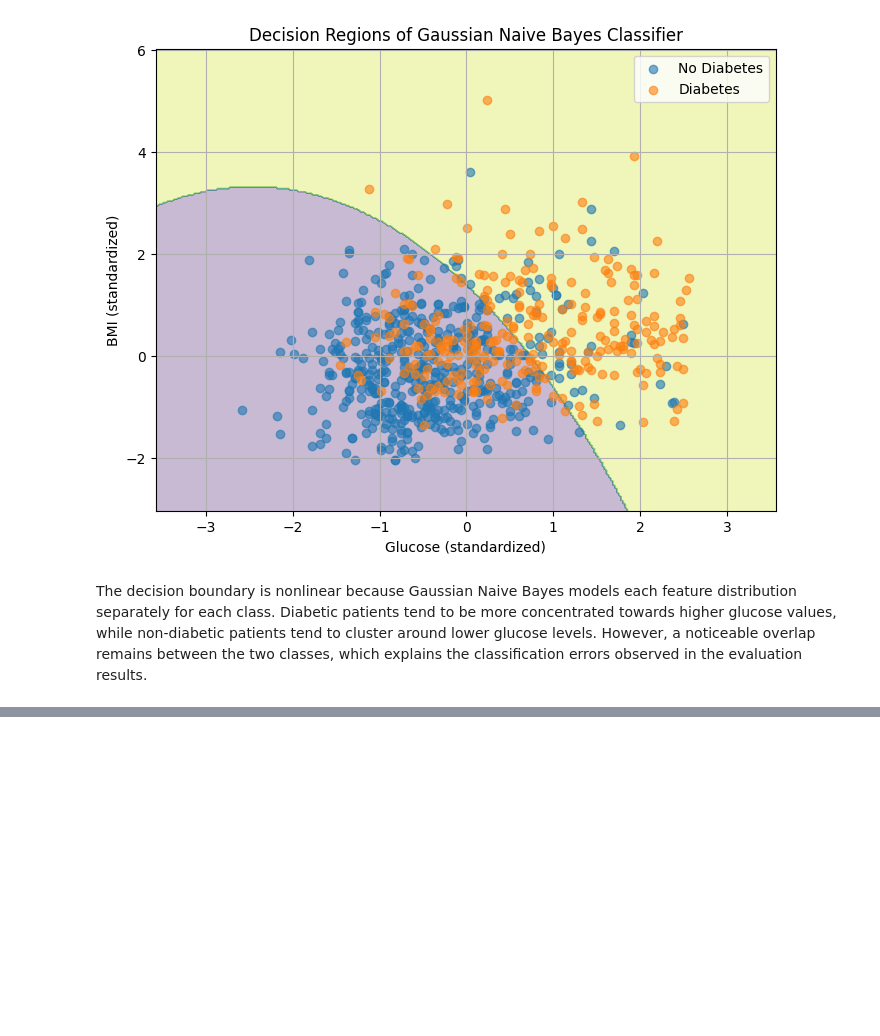
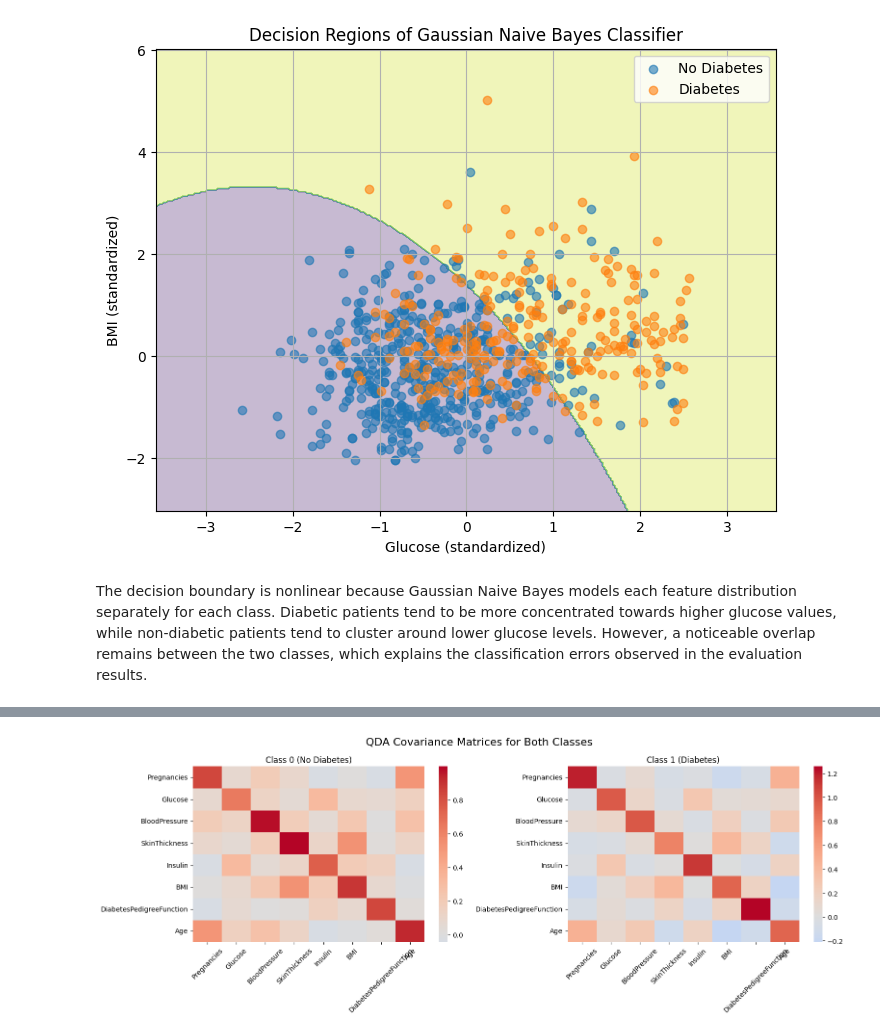
Before and after one commit to maksimovicd501-wq/Dijabetes, a Jupyter notebook: Diabetes.ipynb, the cells around one changed output, grey strips where cells are left out. Saved outputs shown, nothing was run; the diff lists cells and outputs as text; code cells hidden in the pictures; blank space fills up the shorter version.

```diff
--- a/Diabetes.ipynb
+++ b/Diabetes.ipynb
@@ -607,0 +916,50 @@ The decision boundary is nonlinear because Gaussian Naive Bayes models each feat
+# %%
+# Covariance matrices estimated by QDA
+
+cov_0 = params_qda[0]["cov"]
+cov_1 = params_qda[1]["cov"]
+
+
+feature_names = X.columns
+
+fig, axes = plt.subplots(1, 2, figsize=(16, 6))
+
+# Class 0
+sns.heatmap(
+    cov_0,
+    ax=axes[0],
+    cmap="coolwarm",
+    center=0,
+    xticklabels=feature_names,
+    yticklabels=feature_names,
+    annot=False
+)
+
+axes[0].set_title("Class 0 (No Diabetes)")
+axes[0].tick_params(axis='x', rotation=45)
+axes[0].tick_params(axis='y', rotation=0)
+
+# Class 1
+sns.heatmap(
+    cov_1,
+    ax=axes[1],
+    cmap="coolwarm",
+    center=0,
+    xticklabels=feature_names,
+    yticklabels=feature_names,
+    annot=False
+)
+
+axes[1].set_title("Class 1 (Diabetes)")
+axes[1].tick_params(axis='x', rotation=45)
+axes[1].tick_params(axis='y', rotation=0)
+
+plt.suptitle(
+    "QDA Covariance Matrices for Both Classes",
+    fontsize=16
+)
+
+plt.tight_layout()
+plt.show()
+# %% [output]
+[figure, added]
```
Also changed, not shown: parts of 25 cells of this notebook.
